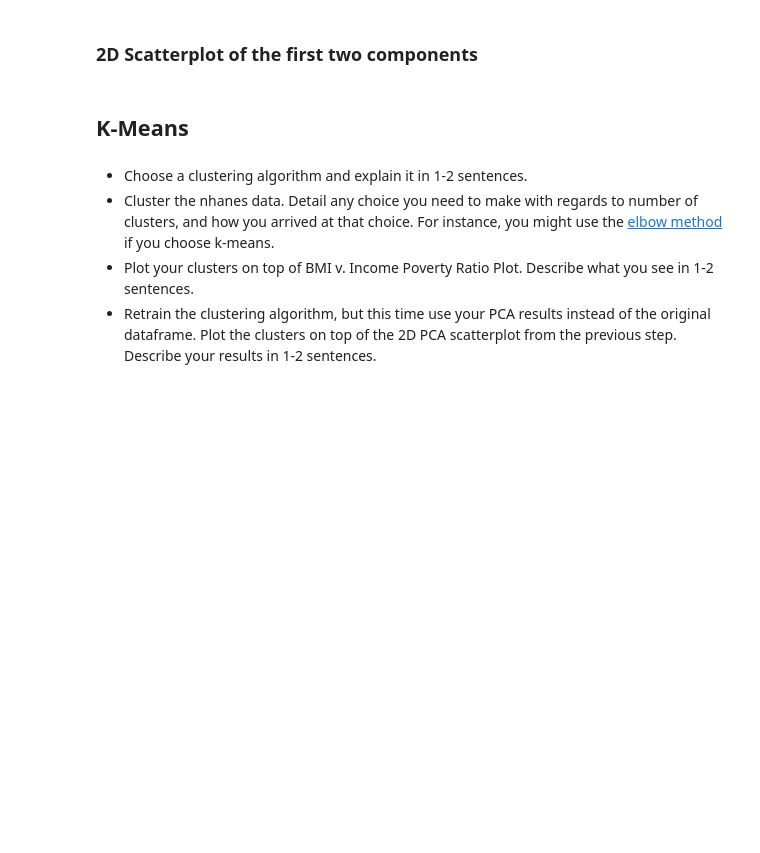
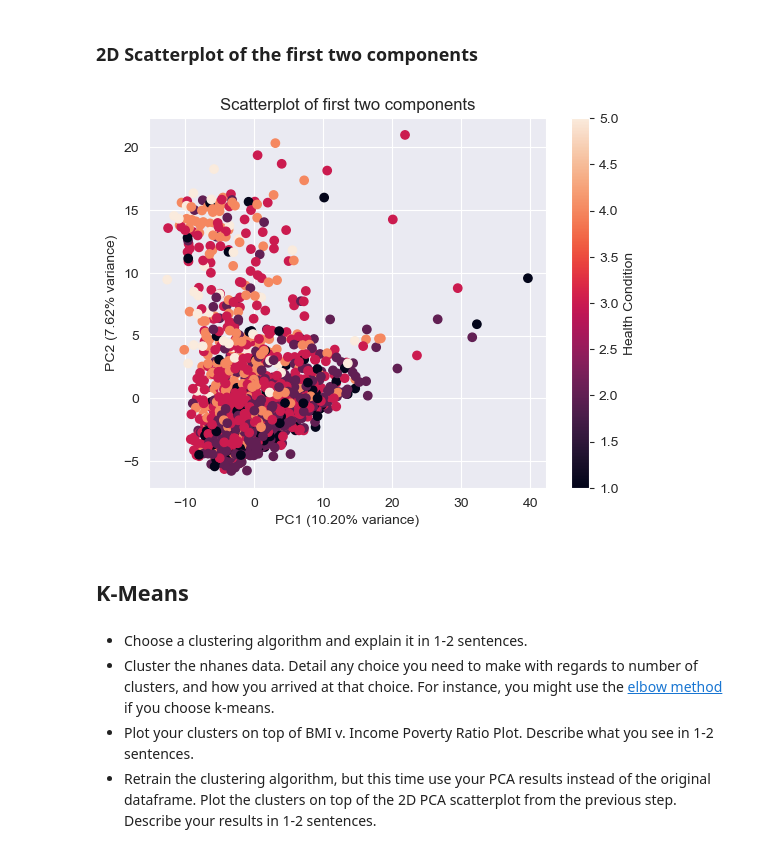
Before and after one commit to simrankaur46/Computational-Social-Science-Projects, a Jupyter notebook: Project 4/Project 4 Students.ipynb, the cells around one changed output. Cells and saved outputs as stored; diff of their text form; code cells hidden in the pictures; blank space fills up the shorter version.

```diff
--- a/Project 4/Project 4 Students.ipynb
+++ b/Project 4/Project 4 Students.ipynb
@@ -131,3 +174,19 @@ PCA()
+# %%
+pca_df = pd.DataFrame(data=X_pca_model[:, :2],
+                      columns=['PC1', 'PC2'])
+pca_df['HSD010'] = hsd010.values
+
+fig, ax = plt.subplots()
+scatter = ax.scatter(pca_df['PC1'],
+                     pca_df['PC2'],
+                     c=pca_df['HSD010'])
+ax.set(xlabel=f'PC1 ({pca_model.explained_variance_ratio_[0]:.2%} variance)',
+       ylabel=f'PC2 ({pca_model.explained_variance_ratio_[1]:.2%} variance)')
+ax.set_title('Scatterplot of first two components')
+plt.colorbar(scatter, label='Health Condition', ax=ax)
+plt.show()
+# %% [output]
+[figure, added]
 # %% [markdown]
 ## K-Means
 # %% [markdown]
```
Also changed, not shown: parts of 22 cells of this notebook.
